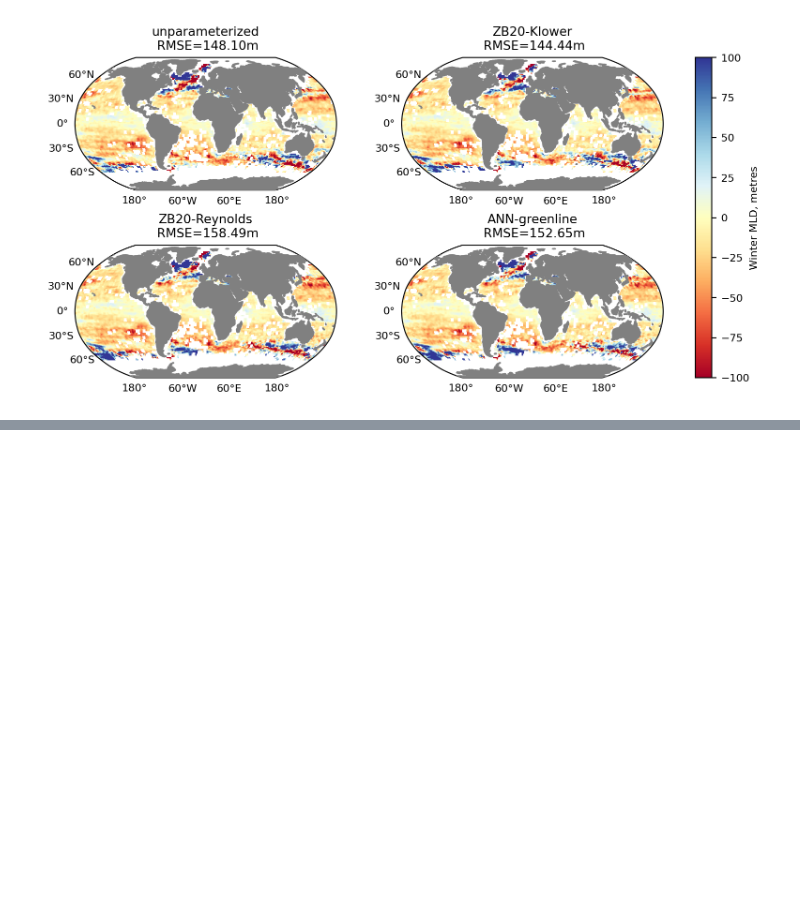
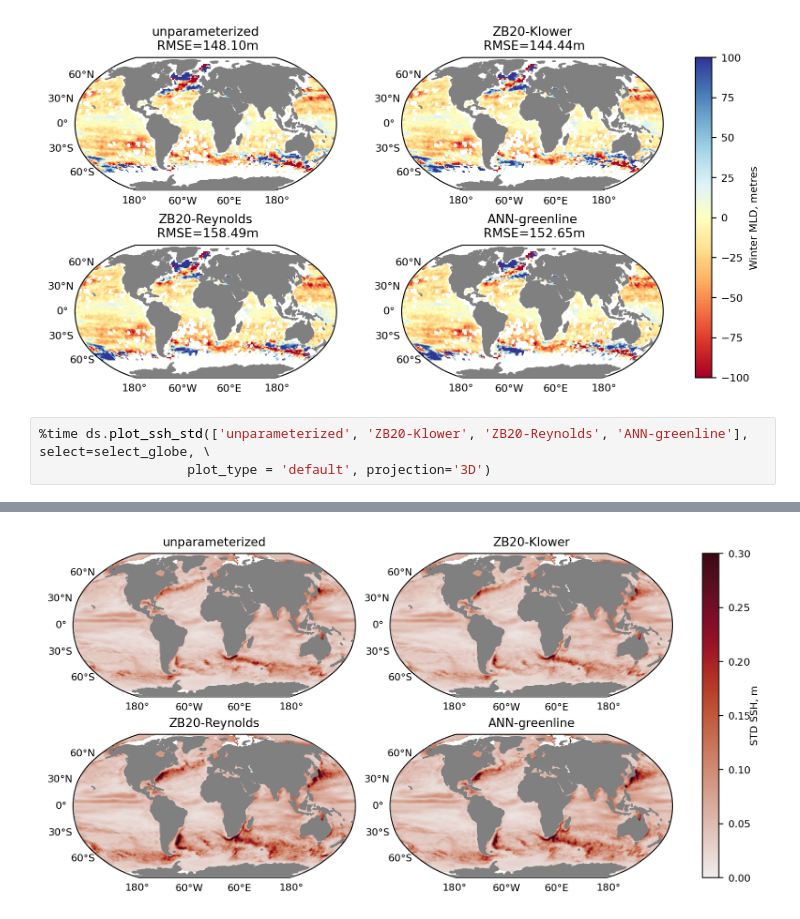
Before and after one commit to m2lines/Analysis-of-global-ocean-simulations-OM4, a Jupyter notebook: notebooks/01-metrics.ipynb, the cells around one changed output, grey strips where cells are left out. Cells and saved outputs as stored; diff of their text form; blank space fills up the shorter version.

```diff
--- a/notebooks/01-metrics.ipynb
+++ b/notebooks/01-metrics.ipynb
@@ -86,3 +86,7 @@ Wall time: 247 ms
 CPU times: user 5.65 s, sys: 966 ms, total: 6.62 s
 Wall time: 7.47 s
 [figure]
+# %%
+%time ds.plot_ssh_std(['unparameterized', 'ZB20-Klower', 'ZB20-Reynolds', 'ANN-greenline'], select=select_globe, \
+                   plot_type = 'default', projection='3D')
+# %% [output]
@@ -88,0 +95 @@ Wall time: 7.47 s
+[figure, added]
```
Also changed, not shown: parts of 3 cells of this notebook, 3 other files.
